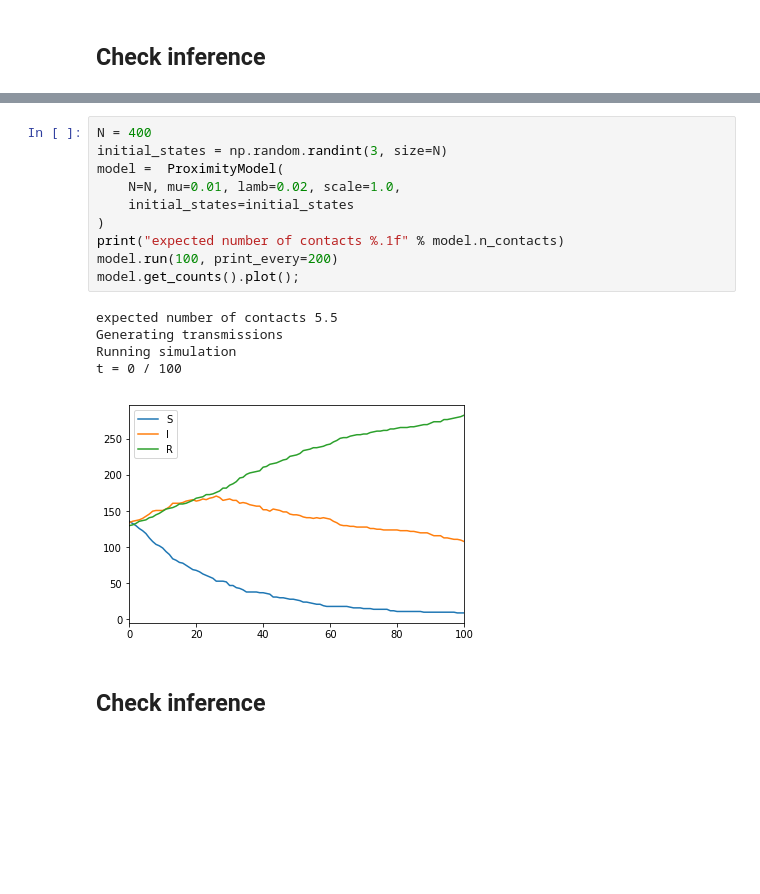
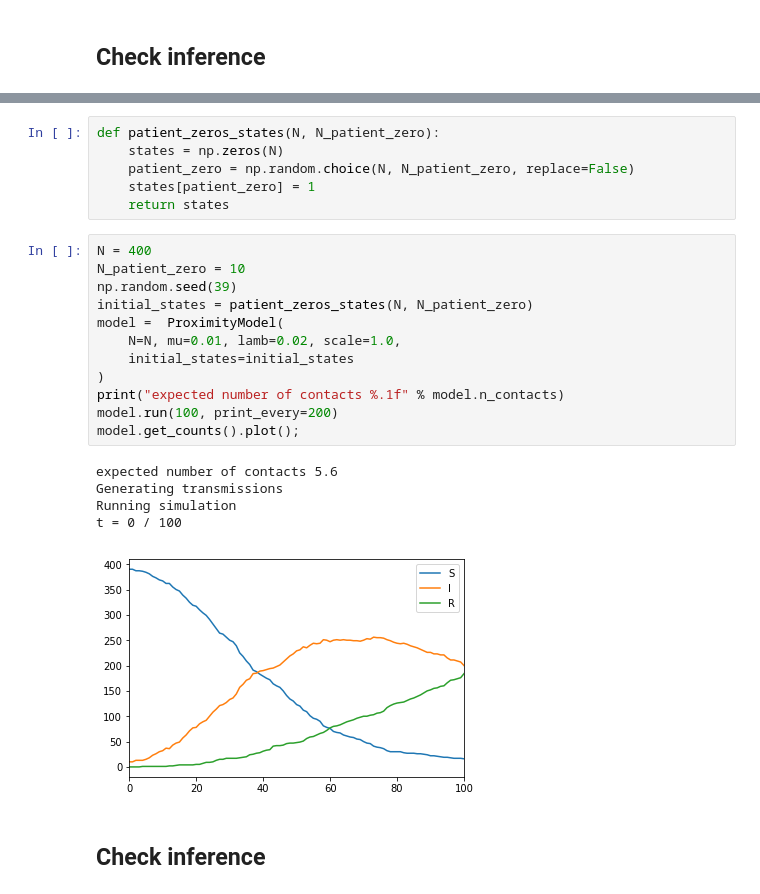
Before and after one commit to sphinxteam/sir_inference, a Jupyter notebook: Scatterplot_mean_field_dmp.ipynb, the cells around one changed output, grey strips where cells are left out. Drawn from its saved outputs; the diff is of its cells as text; blank space fills up the shorter version.

Commit message:
update scatterplot notebook

```diff
--- a/Scatterplot_mean_field_dmp.ipynb
+++ b/Scatterplot_mean_field_dmp.ipynb
@@ -76,19 +77,27 @@ run times from 3.3e-01s to 7.5e-01s median 3.4e-01s
+# %%
+def patient_zeros_states(N, N_patient_zero):
+    states = np.zeros(N)
+    patient_zero = np.random.choice(N, N_patient_zero, replace=False)
+    states[patient_zero] = 1
+    return states
 # %%
 N = 400
-initial_states = np.random.randint(3, size=N)
+N_patient_zero = 10
+np.random.seed(39)
+initial_states = patient_zeros_states(N, N_patient_zero)
 model =  ProximityModel(
     N=N, mu=0.01, lamb=0.02, scale=1.0,
     initial_states=initial_states
 )
 print("expected number of contacts %.1f" % model.n_contacts)
 model.run(100, print_every=200)
 model.get_counts().plot();
 # %% [output]
-expected number of contacts 5.5
+expected number of contacts 5.6
 Generating transmissions
 Running simulation
 t = 0 / 100
-[figure, old version]
+[figure, new version]
 # %% [markdown]
 ## Check inference
 # %%
```
Also changed, not shown: parts of 8 cells of this notebook, 2 other files.
